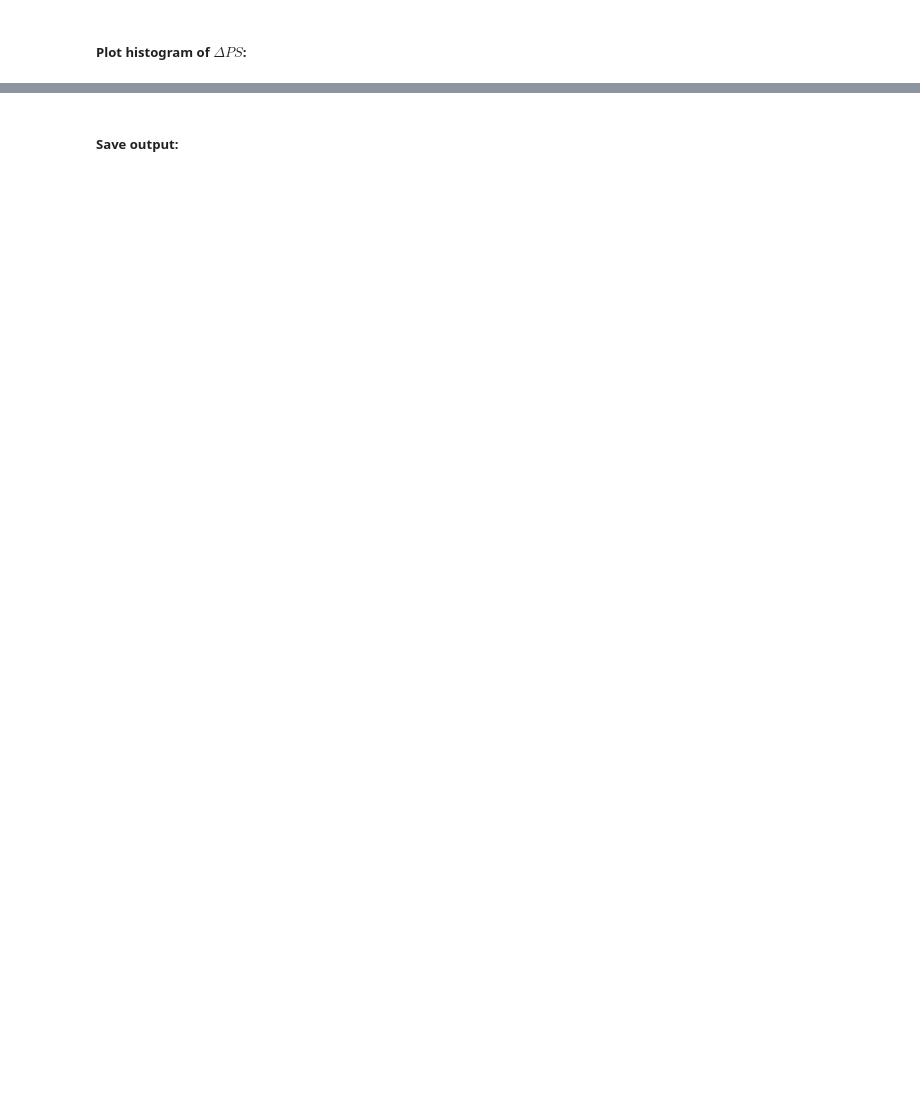
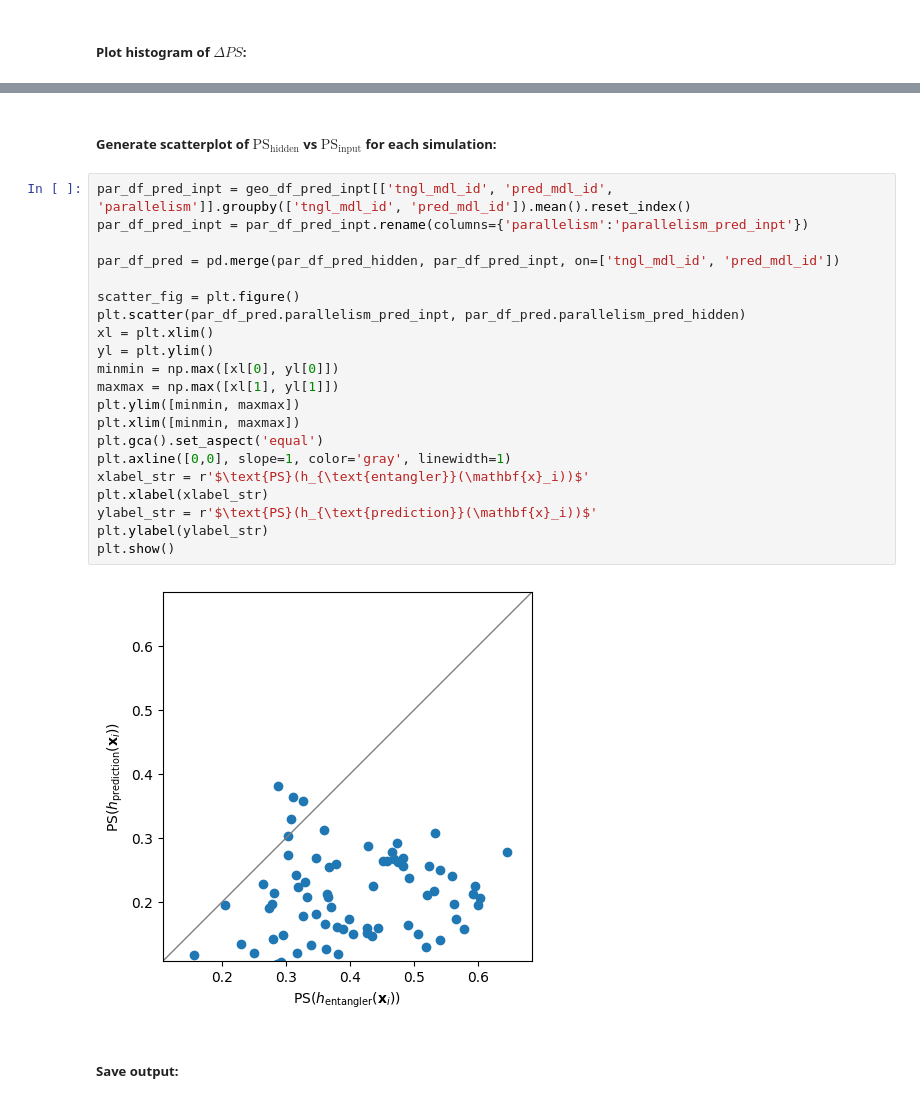
Before and after one commit to danieldkato/simulation_whiskers, a Jupyter notebook: scripts/tangle_evo_pred_hist_ps.ipynb, the cells around one changed output, grey strips where cells are left out. Drawn from its saved outputs; the diff is of its cells as text; blank space fills up the shorter version.

```diff
--- a/scripts/tangle_evo_pred_hist_ps.ipynb
+++ b/scripts/tangle_evo_pred_hist_ps.ipynb
@@ -103,3 +107,28 @@ Text(0.5, 1.0, 'Distribution of hidden layer $\\Delta \\text{PS}$')
+# %% [markdown]
+##### Generate scatterplot of $\text{PS}_{\text{hidden}}$ vs $\text{PS}_{\text{input}}$ for each simulation:
+# %%
+par_df_pred_inpt = geo_df_pred_inpt[['tngl_mdl_id', 'pred_mdl_id', 'parallelism']].groupby(['tngl_mdl_id', 'pred_mdl_id']).mean().reset_index()
+par_df_pred_inpt = par_df_pred_inpt.rename(columns={'parallelism':'parallelism_pred_inpt'})
+
+par_df_pred = pd.merge(par_df_pred_hidden, par_df_pred_inpt, on=['tngl_mdl_id', 'pred_mdl_id'])
+
+scatter_fig = plt.figure()
+plt.scatter(par_df_pred.parallelism_pred_inpt, par_df_pred.parallelism_pred_hidden)
+xl = plt.xlim()
+yl = plt.ylim()
+minmin = np.max([xl[0], yl[0]])
+maxmax = np.max([xl[1], yl[1]])
+plt.ylim([minmin, maxmax])
+plt.xlim([minmin, maxmax])
+plt.gca().set_aspect('equal')
+plt.axline([0,0], slope=1, color='gray', linewidth=1)
+xlabel_str = r'$\text{PS}(h_{\text{entangler}}(\mathbf{x}_i))$'
+plt.xlabel(xlabel_str)
+ylabel_str = r'$\text{PS}(h_{\text{prediction}}(\mathbf{x}_i))$'
+plt.ylabel(ylabel_str)
+plt.show()
+# %% [output]
+[figure, added]
 # %% [markdown]
 ##### Save output:
 # %%
```
Also changed, not shown: parts of 6 cells of this notebook.
